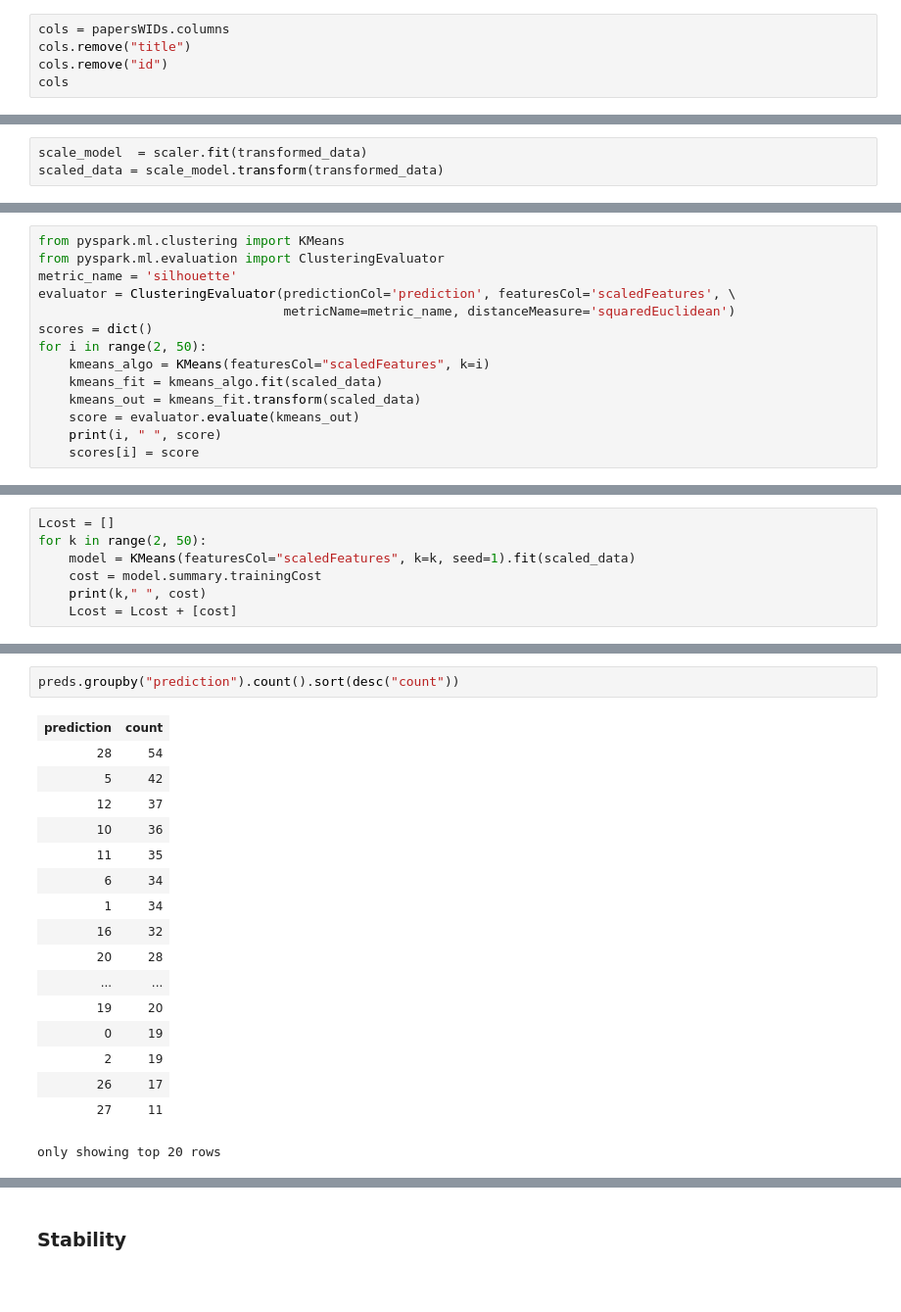
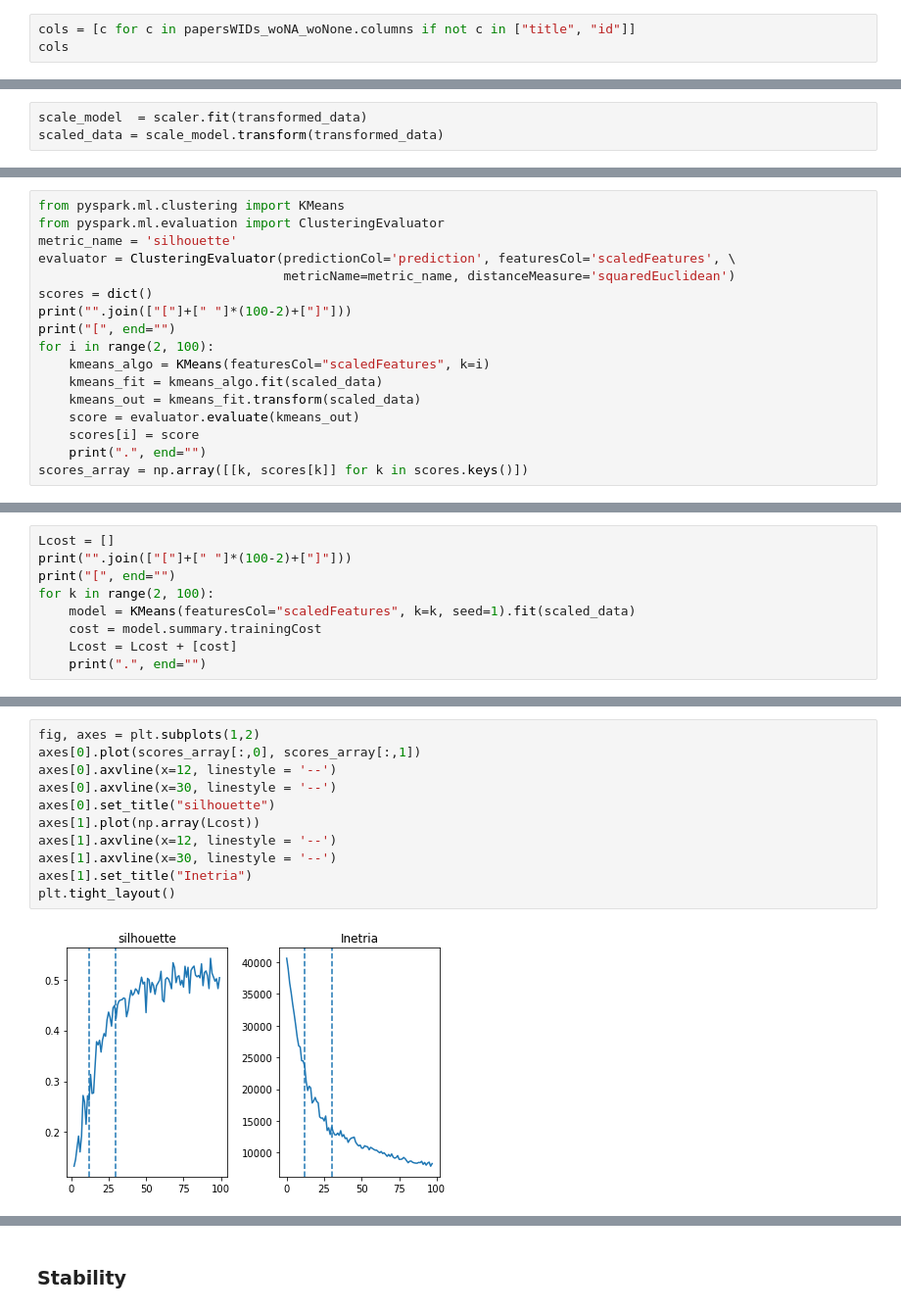
Before and after one commit to ALuchinsky/Spring2022_CS6500, a Jupyter notebook: notebooks/AL_kmeans_clustering.ipynb, the cells around one changed output, grey strips where cells are left out. Shown at 98% size. Cells and saved outputs as stored; diff of their text form; blank space fills up the shorter version.

```diff
--- a/notebooks/AL_kmeans_clustering.ipynb
+++ b/notebooks/AL_kmeans_clustering.ipynb
@@ -34,9 +44,7 @@ papersWIDs = paps.withColumn("id", monotonically_increasing_id())
 # %% [markdown]
 ## Clustering
 # %%
-cols = papersWIDs.columns
-cols.remove("title")
-cols.remove("id")
+cols = [c for c in papersWIDs_woNA_woNone.columns if not c in ["title", "id"]]
 cols
 # %% [output]
 ['CERN_LHC_Coll',
@@ -84,11 +83,14 @@ metric_name = 'silhouette'
 evaluator = ClusteringEvaluator(predictionCol='prediction', featuresCol='scaledFeatures', \
                                 metricName=metric_name, distanceMeasure='squaredEuclidean')
 scores = dict()
-for i in range(2, 50):
+print("".join(["["]+[" "]*(100-2)+["]"]))
+print("[", end="")
+for i in range(2, 100):
     kmeans_algo = KMeans(featuresCol="scaledFeatures", k=i)
     kmeans_fit = kmeans_algo.fit(scaled_data)
     kmeans_out = kmeans_fit.transform(scaled_data)
     score = evaluator.evaluate(kmeans_out)
-    print(i, " ", score)
     scores[i] = score
+    print(".", end="")
+scores_array = np.array([[k, scores[k]] for k in scores.keys()])
 # %% [output]
@@ -126,8 +102,10 @@ plt.axvline(x=37, linestyle = '--')
 # %%
 Lcost = []
-for k in range(2, 50):
+print("".join(["["]+[" "]*(100-2)+["]"]))
+print("[", end="")
+for k in range(2, 100):
     model = KMeans(featuresCol="scaledFeatures", k=k, seed=1).fit(scaled_data)
     cost = model.summary.trainingCost
-    print(k," ", cost)
     Lcost = Lcost + [cost]
+    print(".", end="")
 # %% [output]
@@ -182,20 +114,13 @@ Py4JJavaError: An error occurred while calling z:org.apache.spark.api.python.Pyt
-# %%
-preds.groupby("prediction").count().sort(desc("count"))
-# %% [output]
-| prediction | count |
-| 28 | 54 |
-| 5 | 42 |
-| 12 | 37 |
-| 10 | 36 |
-| 11 | 35 |
-| 6 | 34 |
-| 1 | 34 |
-| 16 | 32 |
-| 20 | 28 |
-| ... | ... |
-| 19 | 20 |
-| 0 | 19 |
-| 2 | 19 |
-| 26 | 17 |
-| 27 | 11 |
-only showing top 20 rows
+# %%
+fig, axes = plt.subplots(1,2)
+axes[0].plot(scores_array[:,0], scores_array[:,1])
+axes[0].axvline(x=12, linestyle = '--')
+axes[0].axvline(x=30, linestyle = '--')
+axes[0].set_title("silhouette")
+axes[1].plot(np.array(Lcost))
+axes[1].axvline(x=12, linestyle = '--')
+axes[1].axvline(x=30, linestyle = '--')
+axes[1].set_title("Inetria")
+plt.tight_layout()
+# %% [output]
+[figure, added]
```
Also changed, not shown: parts of 41 cells of this notebook.
